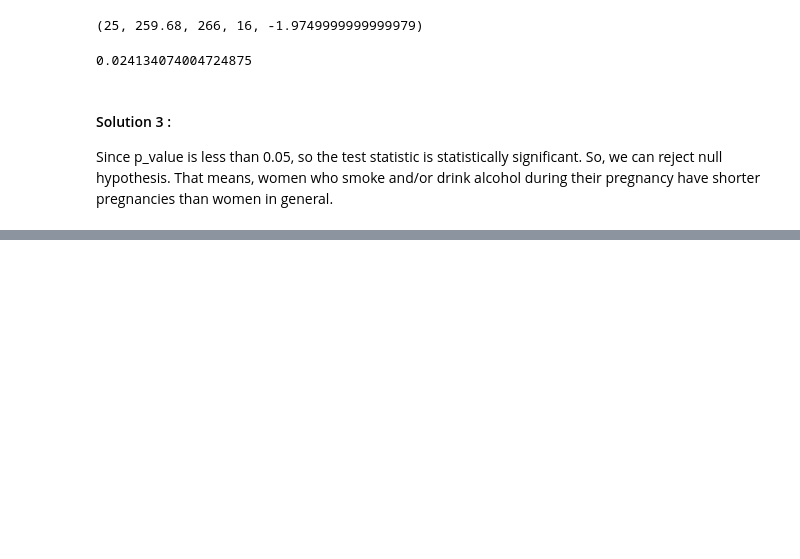
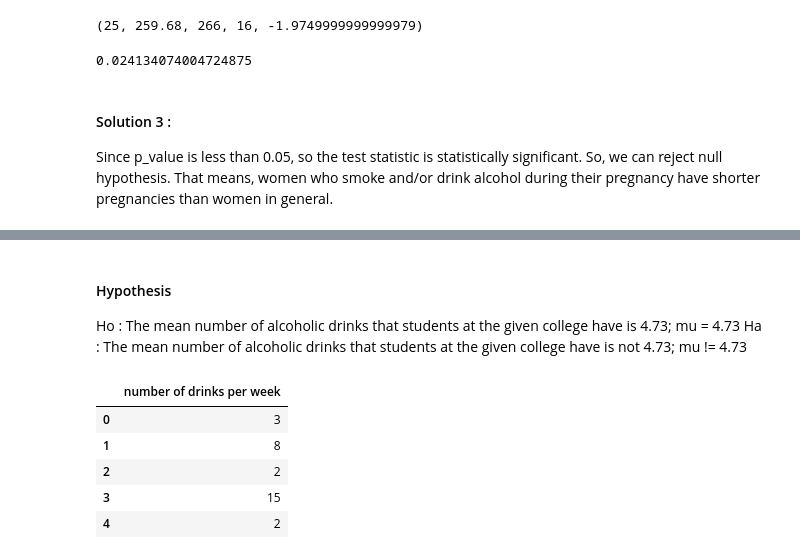
Before and after one commit to pk0912/StanfordLagunitaExercises, a Jupyter notebook: JupyterNotebooks/HypothesisTestingForPopulationMean.ipynb, the cells around one changed output, grey strips where cells are left out. Drawn from its saved outputs; the diff is of its cells as text; code cells hidden in the pictures; blank space fills up the shorter version.

```diff
--- a/JupyterNotebooks/HypothesisTestingForPopulationMean.ipynb
+++ b/JupyterNotebooks/HypothesisTestingForPopulationMean.ipynb
@@ -160,0 +164,4 @@ That means, women who smoke and/or drink alcohol during their pregnancy have sho
+# %% [markdown]
+#### Hypothesis
+Ho : The mean number of alcoholic drinks that students at the given college have is 4.73; mu = 4.73
+Ha : The mean number of alcoholic drinks that students at the given college have is not 4.73; mu != 4.73
@@ -160,0 +170,9 @@ That means, women who smoke and/or drink alcohol during their pregnancy have sho
+# %%
+data.head()
+# %% [output]
+|  | number of drinks per week |
+| 0 | 3 |
+| 1 | 8 |
+| 2 | 2 |
+| 3 | 15 |
+| 4 | 2 |
```
Also changed, not shown: parts of 11 cells of this notebook, 1 other file.
